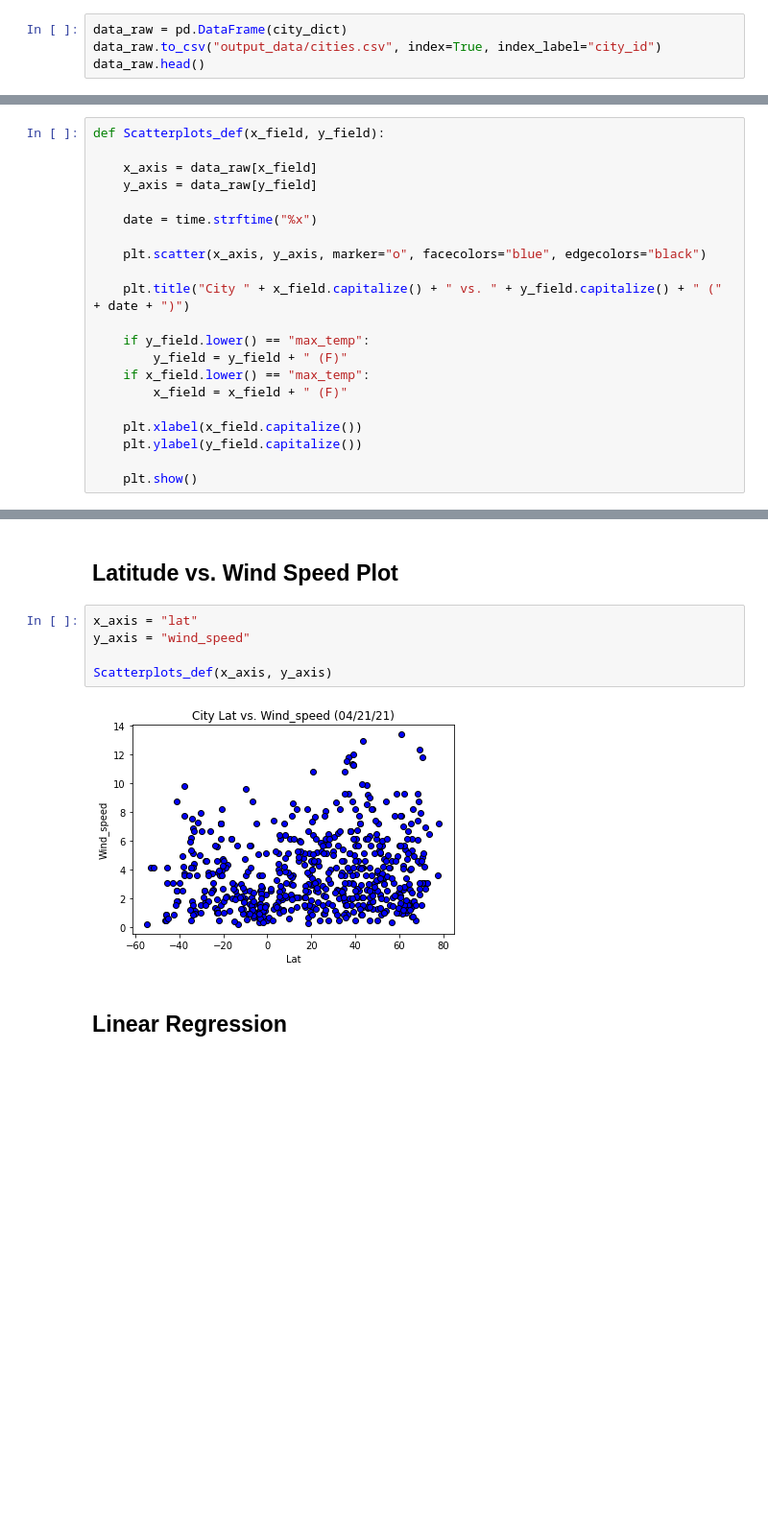
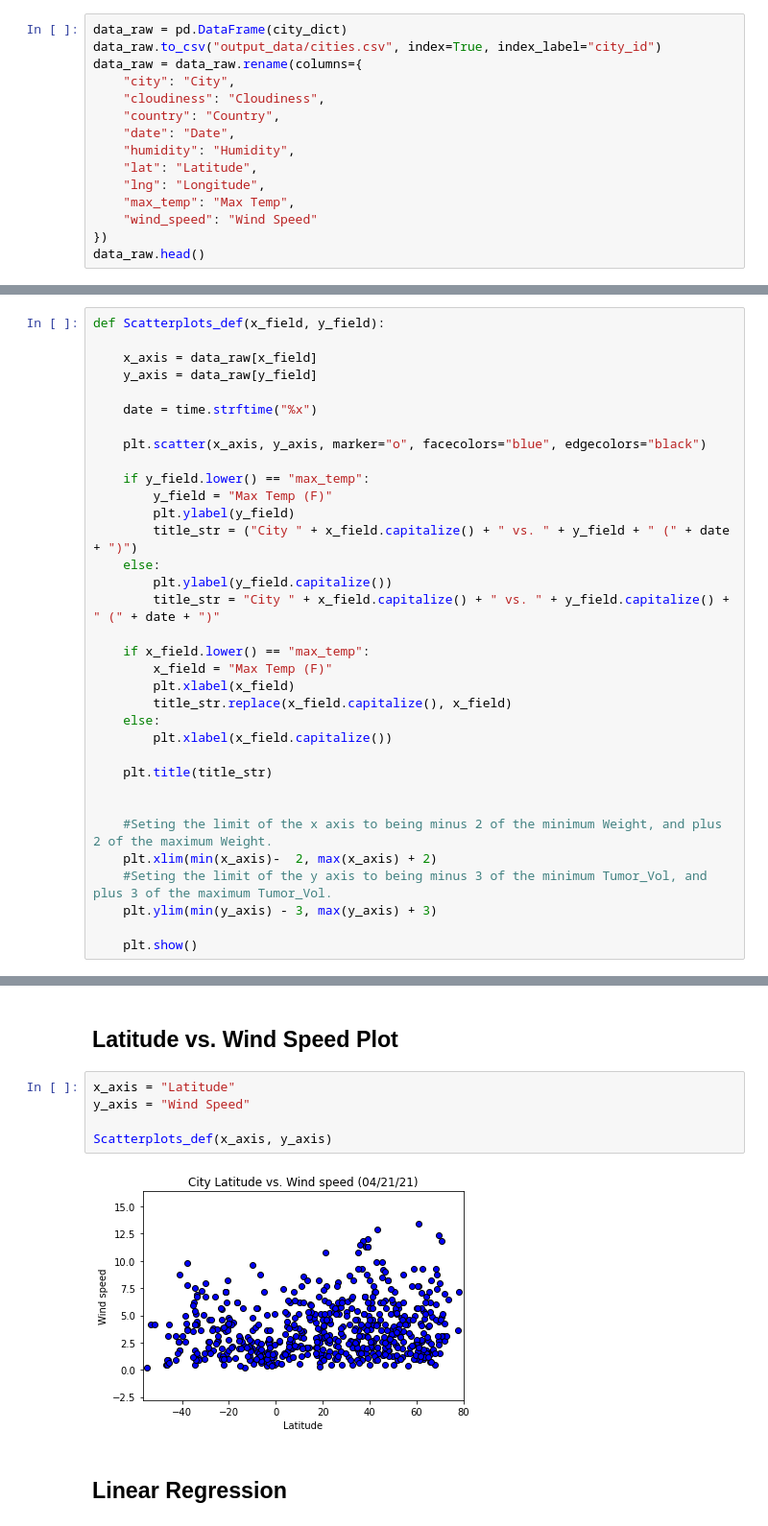
Before and after one commit to DerekLarson77/OpenWeatherMap-API-Visualization, a Jupyter notebook: WeatherPy/WeatherPy.ipynb, the cells around one changed output, grey strips where cells are left out. Shown: that part at 96% size. Saved outputs shown, nothing was run; the diff lists cells and outputs as text; blank space fills up the shorter version.

```diff
--- a/WeatherPy/WeatherPy.ipynb
+++ b/WeatherPy/WeatherPy.ipynb
@@ -150,5 +131,16 @@ Processing record 637 of 637 | shubarkuduk
 # %%
 data_raw = pd.DataFrame(city_dict)
 data_raw.to_csv("output_data/cities.csv", index=True, index_label="city_id")
+data_raw = data_raw.rename(columns={
+    "city": "City",
+    "cloudiness": "Cloudiness",
+    "country": "Country",
+    "date": "Date",
+    "humidity": "Humidity",
+    "lat": "Latitude",
+    "lng": "Longitude",
+    "max_temp": "Max Temp",
+    "wind_speed": "Wind Speed"
+})
 data_raw.head()
 # %% [output]
@@ -190,15 +182,28 @@ def Scatterplots_def(x_field, y_field):
 
     plt.scatter(x_axis, y_axis, marker="o", facecolors="blue", edgecolors="black")
 
-    plt.title("City " + x_field.capitalize() + " vs. " + y_field.capitalize() + " (" + date + ")")
+    if y_field.lower() == "max_temp":
+        y_field = "Max Temp (F)"
+        plt.ylabel(y_field)
+        title_str = ("City " + x_field.capitalize() + " vs. " + y_field + " (" + date + ")")
+    else:
+        plt.ylabel(y_field.capitalize())
+        title_str = "City " + x_field.capitalize() + " vs. " + y_field.capitalize() + " (" + date + ")"
 
-    if y_field.lower() == "max_temp":
-        y_field = y_field + " (F)"
     if x_field.lower() == "max_temp":
-        x_field = x_field + " (F)"
+        x_field = "Max Temp (F)"
+        plt.xlabel(x_field)
+        title_str.replace(x_field.capitalize(), x_field)
+    else:
+        plt.xlabel(x_field.capitalize())
 
-    plt.xlabel(x_field.capitalize())
-    plt.ylabel(y_field.capitalize())
+    plt.title(title_str)
+
+
+    #Seting the limit of the x axis to being minus 2 of the minimum Weight, and plus 2 of the maximum Weight.
+    plt.xlim(min(x_axis)-  2, max(x_axis) + 2)
+    #Seting the limit of the y axis to being minus 3 of the minimum Tumor_Vol, and plus 3 of the maximum Tumor_Vol.
+    plt.ylim(min(y_axis) - 3, max(y_axis) + 3)
 
     plt.show()
 # %%
@@ -229,12 +234,12 @@ Scatterplots_def(x_axis, y_axis)
 # %% [markdown]
 ## Latitude vs. Wind Speed Plot
 # %%
-x_axis = "lat"
-y_axis = "wind_speed"
+x_axis = "Latitude"
+y_axis = "Wind Speed"
 
 Scatterplots_def(x_axis, y_axis)
 # %% [output]
-[figure, old version]
+[figure, new version]
 # %% [markdown]
 ## Linear Regression
 # %%
```
Also changed, not shown: parts of 17 cells of this notebook.
